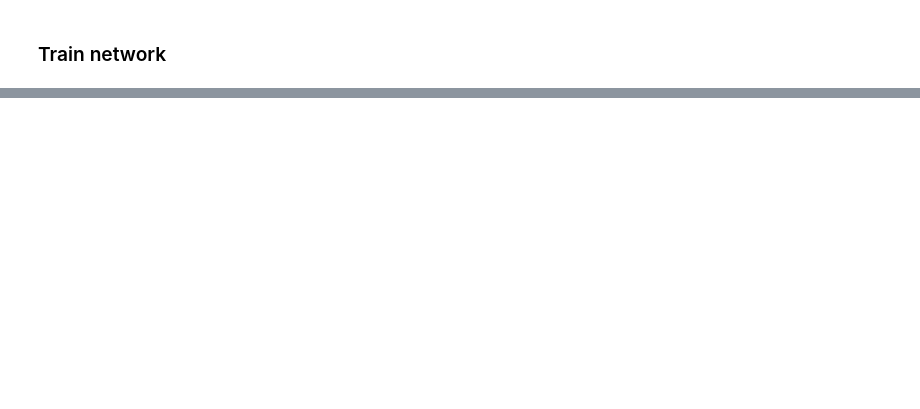
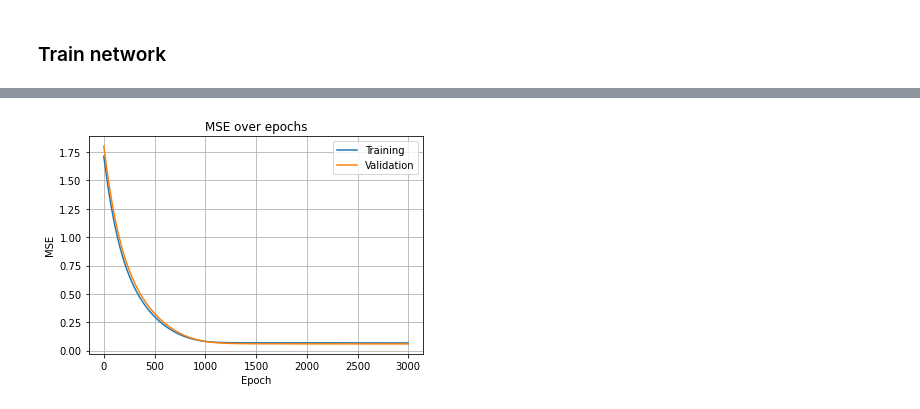
Before and after one commit to alejp1998/annda_lab1b, a Jupyter notebook: lab1b.ipynb, the cells around one changed output, grey strips where cells are left out. Drawn from its saved outputs; the diff is of its cells as text; code cells hidden in the pictures; blank space fills up the shorter version.

```diff
--- a/lab1b.ipynb
+++ b/lab1b.ipynb
@@ -283,0 +293,3 @@ mse_overall = (f*epoch_mses[-1] +  (1-f)*epoch_mses_valid[-1])[0]
+# %%
+X_samples = X[:,301:1501]
+T_samples = T[:,301:1501]
@@ -283,0 +348,42 @@ mse_overall = (f*epoch_mses[-1] +  (1-f)*epoch_mses_valid[-1])[0]
+# %%
+## Create Neural Network
+arch1 = [5,3,2,1]
+arch2 = [5,4,4,1]
+arch3 = [5,5,6,1]
+arch = arch1
+input_size = arch[0]
+hidden_size_1 = arch[1]
+hidden_size_2 = arch[2]
+output_size = arch[3]
+model = NeuralNetwork(input_size, hidden_size_1, hidden_size_2, output_size)
+# %%
+# Define loss and optimizer
+lr = 0.001
+n_epochs = 3000
+mseloss = nn.MSELoss()
+optimizer = torch.optim.Adam(model.parameters())
+# %%
+mses, mses_valid = [], []
+for epoch in range(n_epochs):
+    #forward feed
+    T_pred_train_ten = model(X_train_ten.requires_grad_())
+    #calculate the loss
+    loss = mseloss(T_pred_train_ten, T_train_ten)
+    mses.append(loss.item())
+
+    #forward validation
+    T_pred_valid_ten = model.forward(X_valid_ten)
+    #calculate the validation loss
+    loss_valid = mseloss(T_pred_valid_ten, T_valid_ten)
+    mses_valid.append(loss_valid.item())
+
+    #backward propagation: calculate gradients
+    loss.backward()
+    #update the weights
+    optimizer.step()
+    #clear out the gradients from the last step loss.backward()
+    optimizer.zero_grad()
+# %%
+lab1b.plot_error(mses,mses_valid,'MSE')
+# %% [output]
+[figure, added]
```
Also changed, not shown: parts of 29 cells of this notebook, 1 other file.
